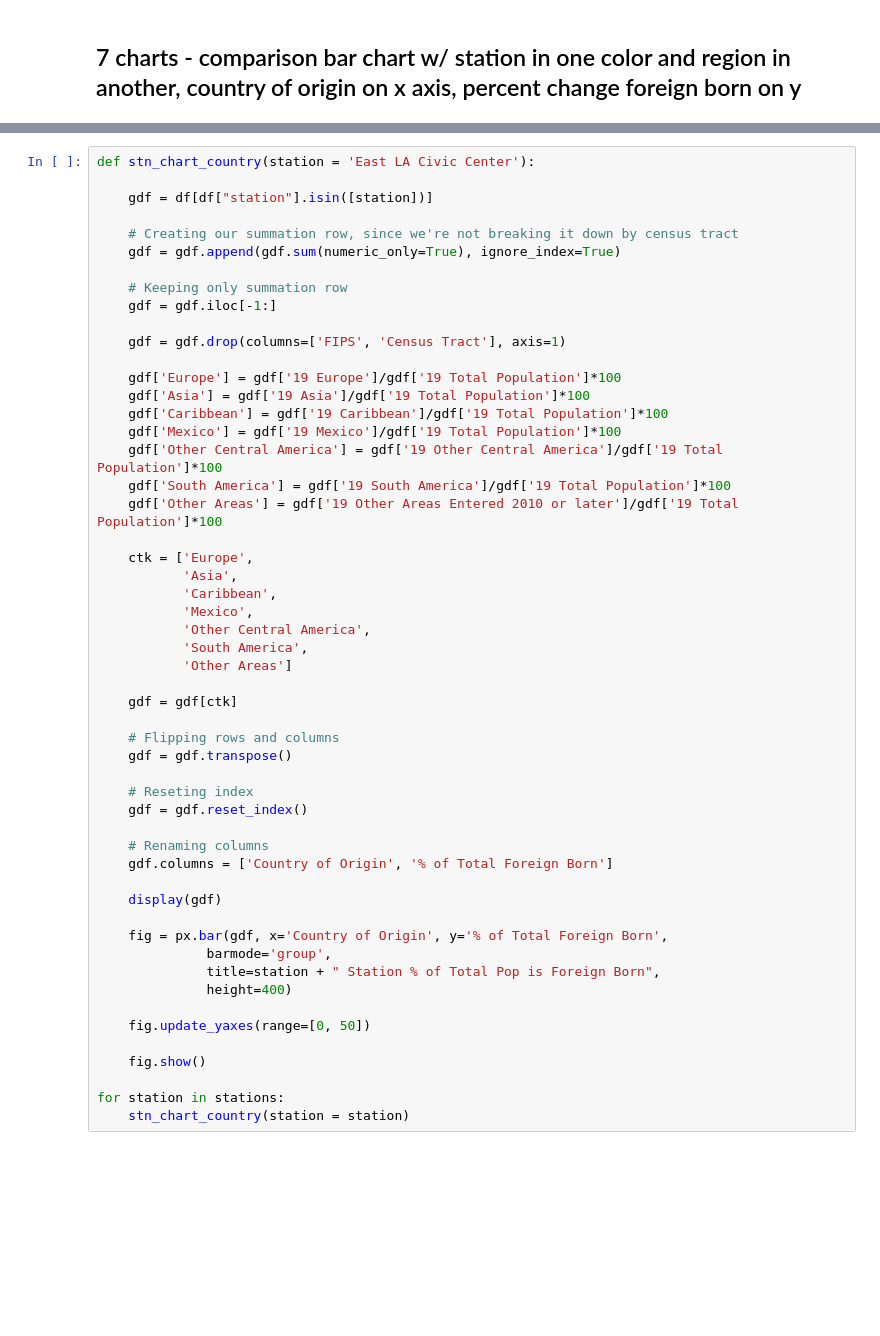
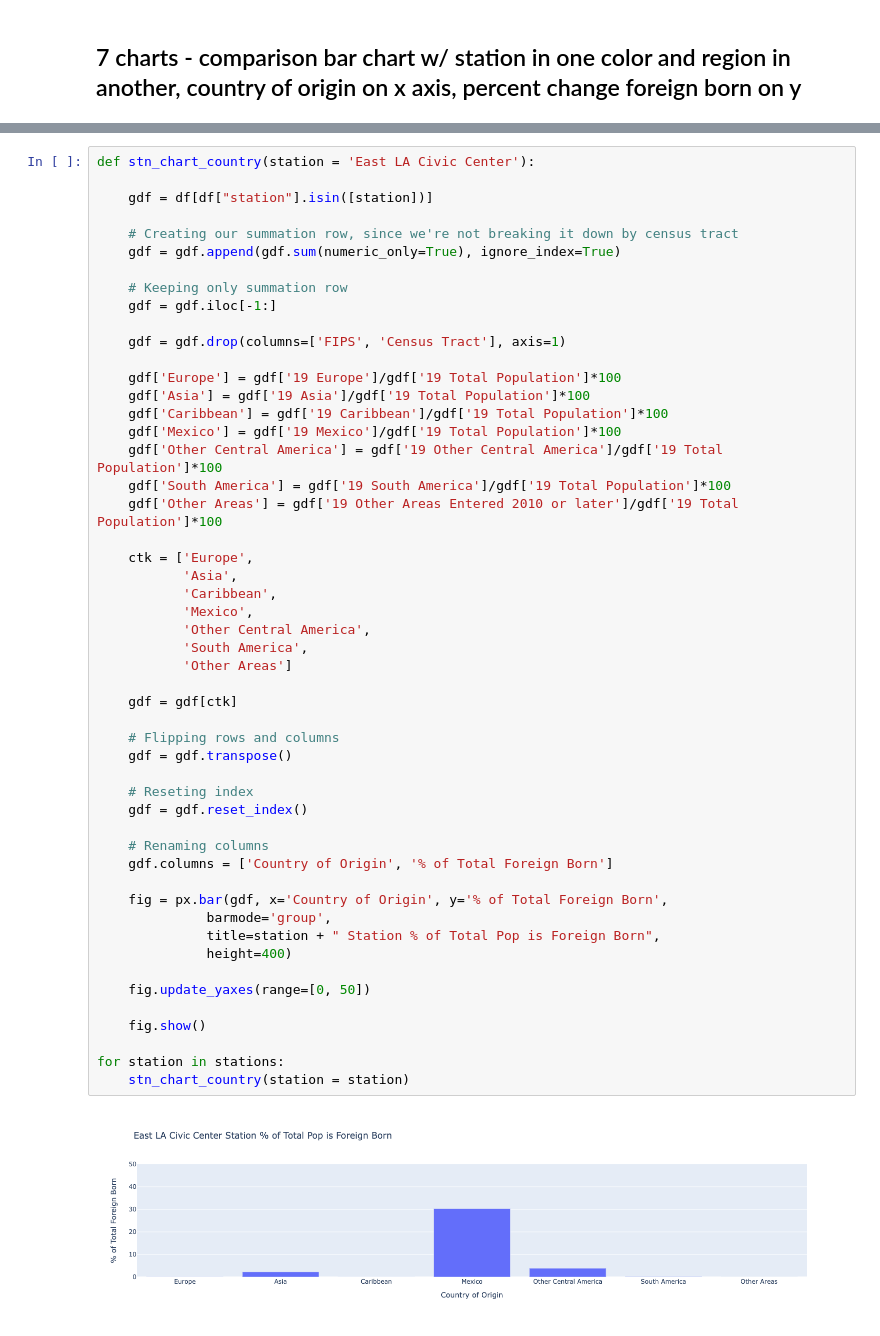
Before and after one commit to erikfelix/group_project, a Jupyter notebook: Final Charts Kevin Draft 2.ipynb, the cells around one changed output, grey strips where cells are left out. Saved outputs shown, nothing was run; the diff lists cells and outputs as text; blank space fills up the shorter version.

```diff
--- a/Final Charts Kevin Draft 2.ipynb
+++ b/Final Charts Kevin Draft 2.ipynb
@@ -493,32 +515,32 @@ def stn_chart_country(station = 'East LA Civic Center'):
     ctk = ['Europe',
            'Asia',
            'Caribbean',
            'Mexico',
            'Other Central America',
            'South America',
            'Other Areas']
 
     gdf = gdf[ctk]
 
     # Flipping rows and columns
     gdf = gdf.transpose()
 
     # Reseting index
     gdf = gdf.reset_index()
 
     # Renaming columns
     gdf.columns = ['Country of Origin', '% of Total Foreign Born']
 
-    display(gdf)
-
     fig = px.bar(gdf, x='Country of Origin', y='% of Total Foreign Born',
               barmode='group',
               title=station + " Station % of Total Pop is Foreign Born",
               height=400)
 
     fig.update_yaxes(range=[0, 50])
 
     fig.show()
 
 for station in stations:
     stn_chart_country(station = station)
+# %% [output]
+[figure, added]
```
Also changed, not shown: parts of 9 cells of this notebook, 1 other file.
